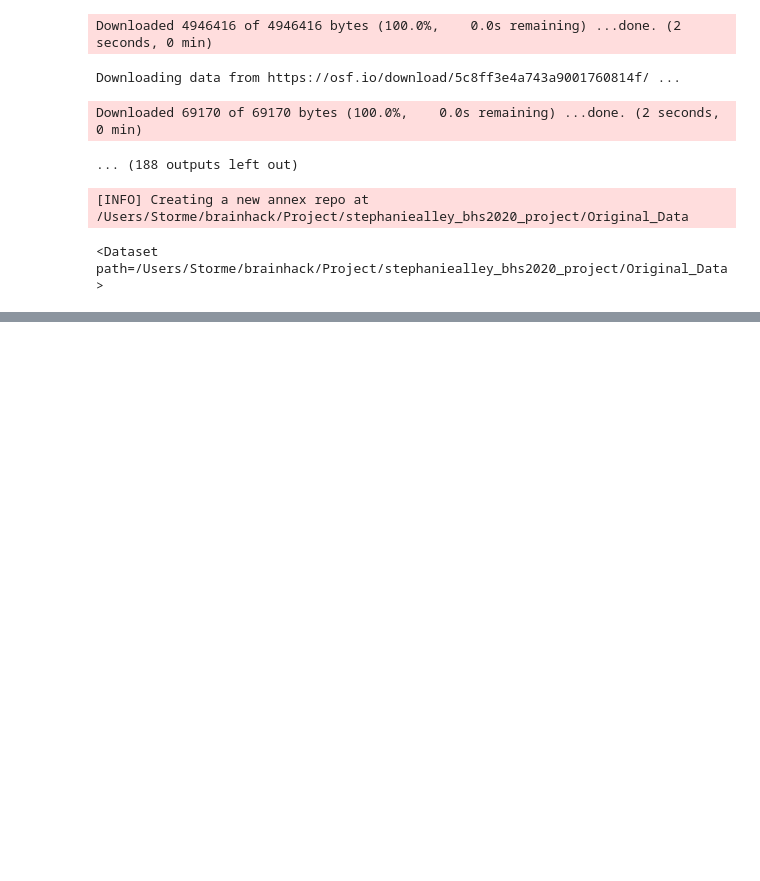
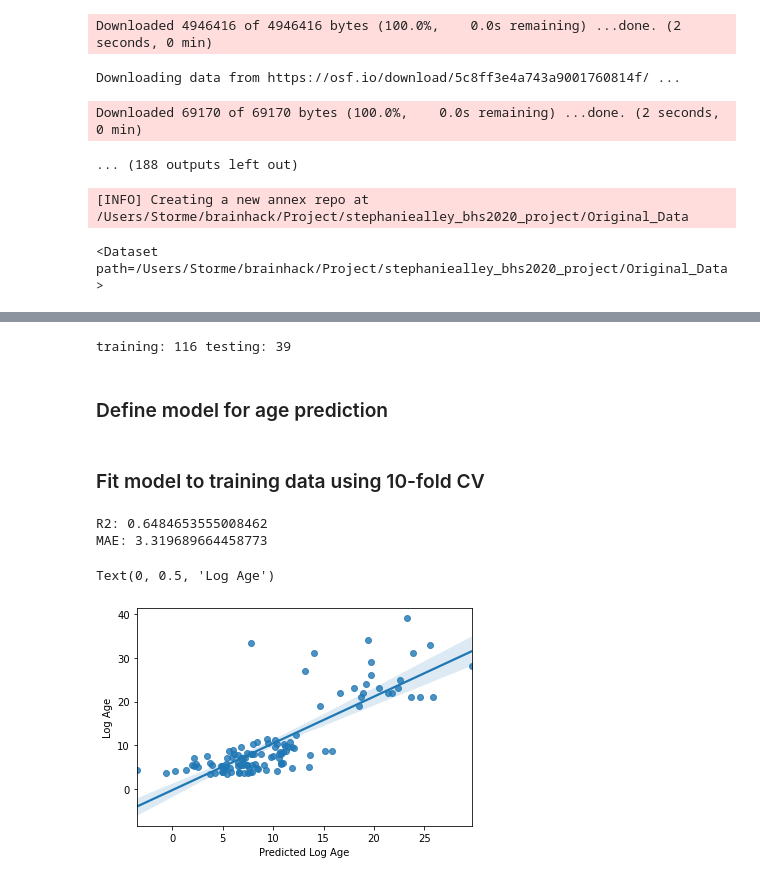
Before and after one commit to brainhack-school2020/stephaniealley_bhs2020_project, a Jupyter notebook: Command_Files/rs-fMRI_age_prediction.ipynb, the cells around one changed output, grey strips where cells are left out. Drawn from its saved outputs; the diff is of its cells as text; code cells hidden in the pictures; blank space fills up the shorter version.

```diff
--- a/Command_Files/rs-fMRI_age_prediction.ipynb
+++ b/Command_Files/rs-fMRI_age_prediction.ipynb
@@ -53,0 +209,5 @@ api.save(path='../Original_Data', message='Fetch development_fMRI dataset using
+# %%
+import pandas
+
+pheno = pandas.DataFrame(data.phenotypic)
+pheno.head()
@@ -53,0 +223,2 @@ api.save(path='../Original_Data', message='Fetch development_fMRI dataset using
+# %%
+y_age = pheno['Age']
@@ -53,0 +227,3 @@ api.save(path='../Original_Data', message='Fetch development_fMRI dataset using
+# %%
+age_class = pheno['AgeGroup']
+age_class.value_counts()
@@ -53,0 +240,47 @@ api.save(path='../Original_Data', message='Fetch development_fMRI dataset using
+# %%
+from sklearn.model_selection import train_test_split
+
+# Split sample to training/validation with a 75/25 ratio
+# Stratify by age class, shuffle data
+
+n_val = 10
+
+X_train_container = []
+X_val_container = []
+y_train_container = []
+y_val_container = []
+
+for i in range(n_val):
+    X_train, X_val, y_train, y_val = train_test_split(
+                                                    X_features, # x
+                                                    y_age, # y
+                                                    test_size = 0.25, # 75%/25% split
+                                                    shuffle = True, # Shuffle dataset
+                                                                    # before splitting
+                                                    stratify = age_class,  # keep
+                                                                           # distribution
+                                                                           # of ageclass
+                                                                           # consistent
+                                                                           # betw. train
+                                                                           # & test sets.
+                                                    #random_state = 123 # same shuffle each
+                                                                       # time
+                                                                       )
+
+    X_train_container.append(X_train)
+    X_val_container.append(X_val)
+    y_train_container.append(y_train)
+    y_val_container.append(y_val)
+
+# Print size of our training and test groups
+print('training:', len(X_train),
+     'testing:', len(X_val))
+# %% [output]
+training: 116 testing: 39
+# %% [markdown]
+### Define model for age prediction
+# %%
+from sklearn.svm import SVR
+l_svr = SVR(kernel='linear')
+# %% [markdown]
+### Fit model to training data using 10-fold CV
@@ -53,0 +323,22 @@ api.save(path='../Original_Data', message='Fetch development_fMRI dataset using
+# %%
+# Check CV
+from sklearn.metrics import r2_score
+from sklearn.metrics import mean_absolute_error
+import seaborn as sns
+
+k=9
+
+acc = r2_score(np.array(y_train_container)[k][y_index_all[k]], y_pred_all[k])
+mae = mean_absolute_error(np.array(y_train_container)[k][y_index_all[k]],y_pred_all[k])
+
+print('R2:',acc)
+print('MAE:',mae)
+
+sns.regplot(y_pred_all[k], np.array(y_train_container)[k][y_index_all[k]])
+plt.xlabel('Predicted Log Age')
+plt.ylabel('Log Age')
+# %% [output]
+R2: 0.6484653555008462
+MAE: 3.319689664458773
+Text(0, 0.5, 'Log Age')
+[figure, added]
```
Also changed, not shown: parts of 20 cells of this notebook, 10 other files.
